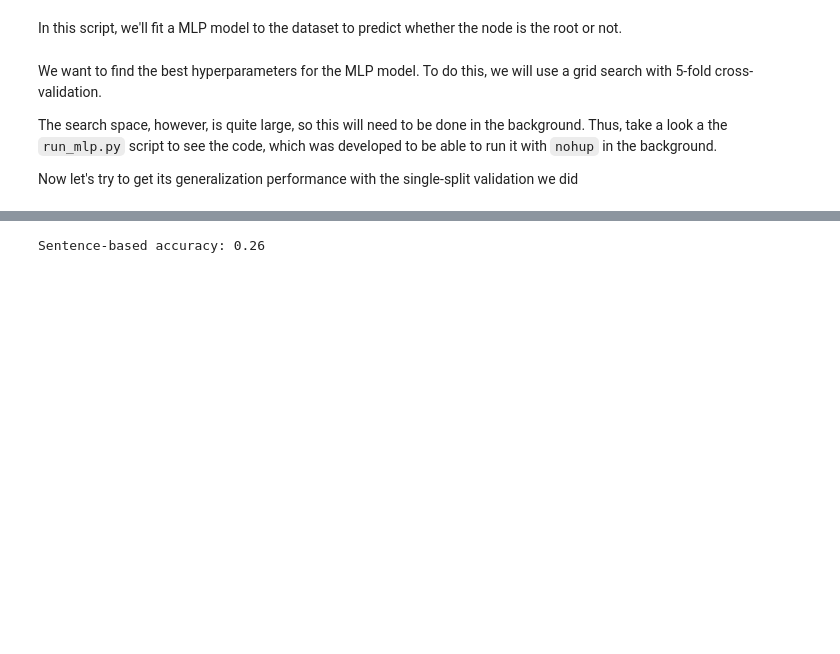
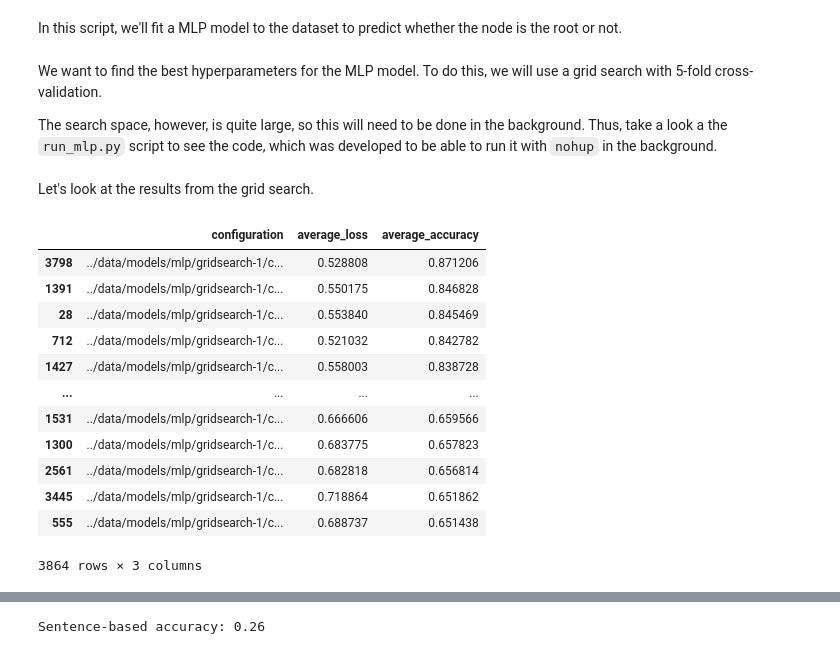
Before and after one commit to AimbotParce/MDS-ML-SyntacticTreeRooting, a Jupyter notebook: src/mlp.ipynb, the cells around one changed output, grey strips where cells are left out. Saved outputs shown, nothing was run; the diff lists cells and outputs as text; code cells hidden in the pictures; blank space fills up the shorter version.

Commit message:
Resultado interesante

```diff
--- a/src/mlp.ipynb
+++ b/src/mlp.ipynb
@@ -27,5 +52,39 @@ def one_hot_encode(df: pd.DataFrame) -> pd.DataFrame:
 We want to find the best hyperparameters for the MLP model. To do this, we will use a grid search with 5-fold cross-validation.
 
 The search space, however, is quite large, so this will need to be done in the background. Thus, take a look a the `run_mlp.py` script to see the code, which was developed to be able to run it with `nohup` in the background.
-
-Now let's try to get its generalization performance with the single-split validation we did
+# %% [markdown]
+Let's look at the results from the grid search.
+# %%
+grid_search_data = Path("../data/models/mlp/gridsearch-1/")
+configurations = [f for f in grid_search_data.iterdir() if f.is_dir()]
+
+config_results = []
+
+for config in configurations:
+    with open(config / "metrics.json", "r") as f:
+        metrics = json.load(f)
+    config_results.append(
+        {
+            "configuration": config,
+            "average_loss": metrics["average_loss"],
+            "average_accuracy": metrics["average_accuracy"],
+        }
+    )
+
+df = pd.DataFrame(config_results)
+df.sort_values(by="average_accuracy", ascending=False, inplace=True)
+df
+# %% [output]
+|  | configuration | average_loss | average_accuracy |
+| 3798 | ../data/models/mlp/gridsearch-1/c... | 0.528808 | 0.871206 |
+| 1391 | ../data/models/mlp/gridsearch-1/c... | 0.550175 | 0.846828 |
+| 28 | ../data/models/mlp/gridsearch-1/c... | 0.553840 | 0.845469 |
+| 712 | ../data/models/mlp/gridsearch-1/c... | 0.521032 | 0.842782 |
+| 1427 | ../data/models/mlp/gridsearch-1/c... | 0.558003 | 0.838728 |
+| ... | ... | ... | ... |
+| 1531 | ../data/models/mlp/gridsearch-1/c... | 0.666606 | 0.659566 |
+| 1300 | ../data/models/mlp/gridsearch-1/c... | 0.683775 | 0.657823 |
+| 2561 | ../data/models/mlp/gridsearch-1/c... | 0.682818 | 0.656814 |
+| 3445 | ../data/models/mlp/gridsearch-1/c... | 0.718864 | 0.651862 |
+| 555 | ../data/models/mlp/gridsearch-1/c... | 0.688737 | 0.651438 |
+3864 rows × 3 columns
```
Also changed, not shown: parts of 6 cells of this notebook, 1 other file.
